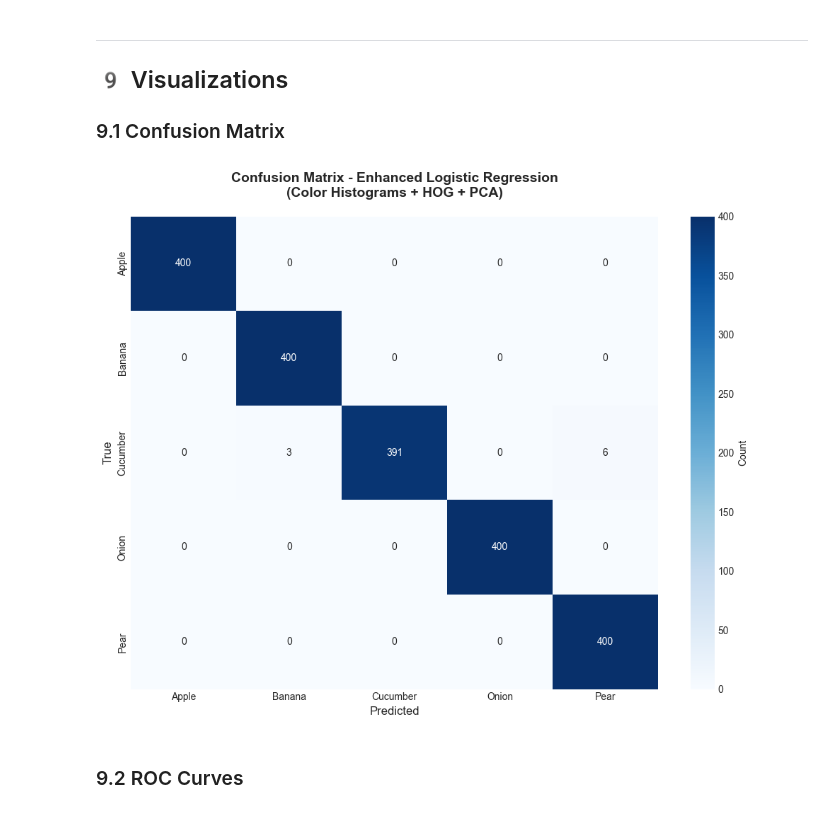
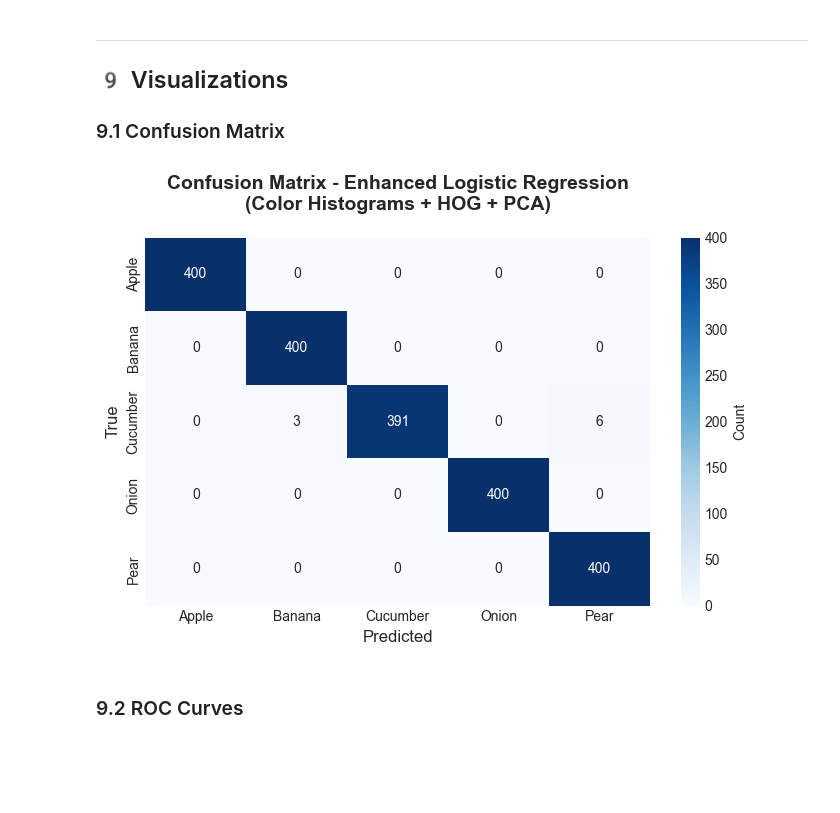
Before and after one commit to 0Khattab/MLProject, a Jupyter notebook: Categorical/logistic_regression.ipynb, the cells around one changed output. Cells and saved outputs as stored; diff of their text form; code cells hidden in the pictures; blank space fills up the shorter version.

```diff
--- a/Categorical/logistic_regression.ipynb
+++ b/Categorical/logistic_regression.ipynb
@@ -291,7 +279,6 @@ model = LogisticRegression(
     multi_class='ovr',
     n_jobs=-1,
     random_state=RANDOM_STATE,
-    verbose=1
 )
 
 model.fit(X_train_pca, y_train)
@@ -345,32 +322,32 @@ FINAL TEST ACCURACY = 99.55%
 
 ### 9.1 Confusion Matrix
 # %%
-plt.figure(figsize=(10, 8))
+plt.figure(figsize=(7, 5))
 
 cm = confusion_matrix(y_test, y_pred)
 sns.heatmap(
     cm,
     annot=True,
     fmt='d',
     cmap='Blues',
     xticklabels=CLASSES,
     yticklabels=CLASSES,
     cbar_kws={'label': 'Count'}
 )
 
 plt.title(
     'Confusion Matrix - Enhanced Logistic Regression\n'
     '(Color Histograms + HOG + PCA)',
     fontsize=14,
     fontweight='bold',
     pad=20
 )
 plt.xlabel('Predicted', fontsize=12)
 plt.ylabel('True', fontsize=12)
 plt.tight_layout()
 plt.show()
 # %% [output]
-[figure, old version]
+[figure, new version]
 # %% [markdown]
 ### 9.2 ROC Curves
 # %%
```
Also changed, not shown: parts of 9 cells of this notebook.
